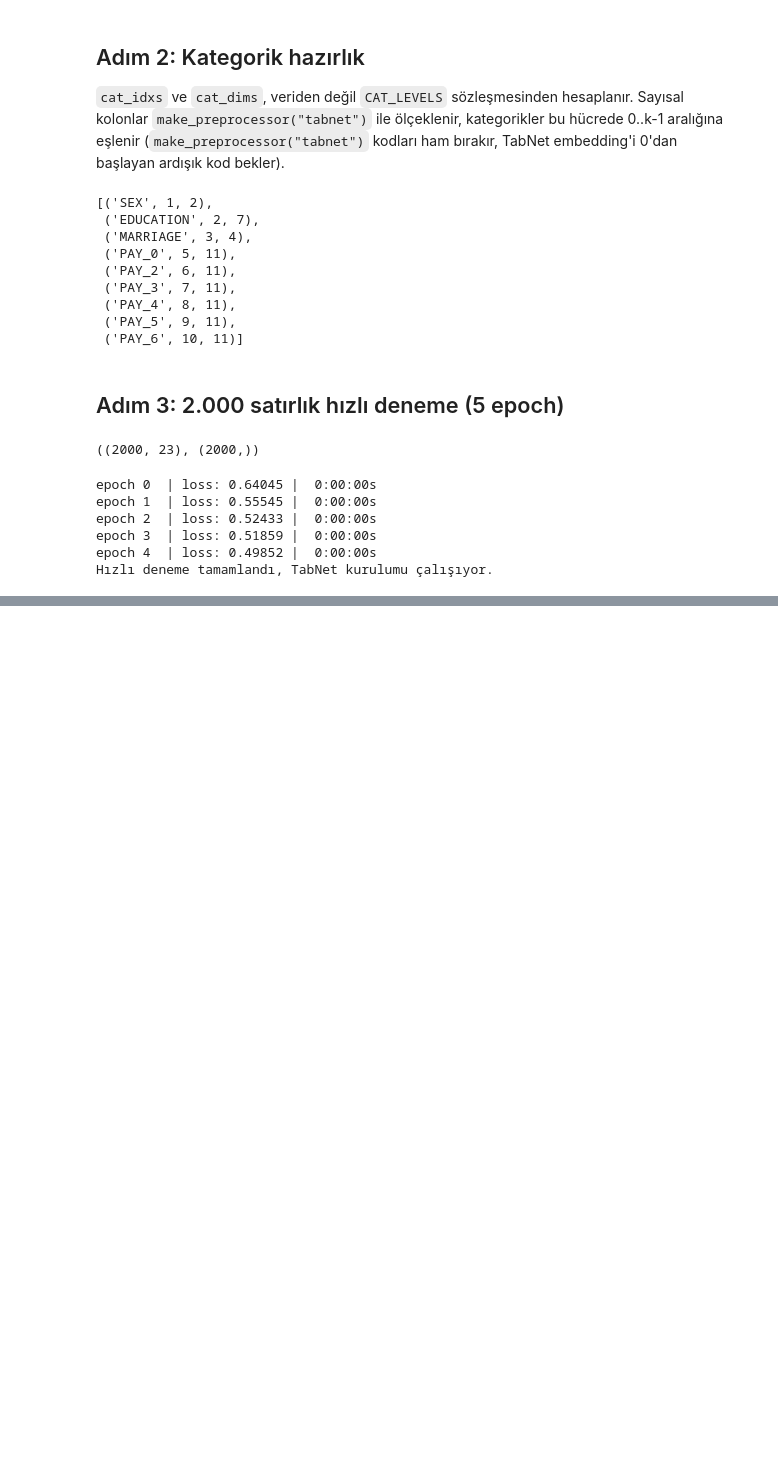
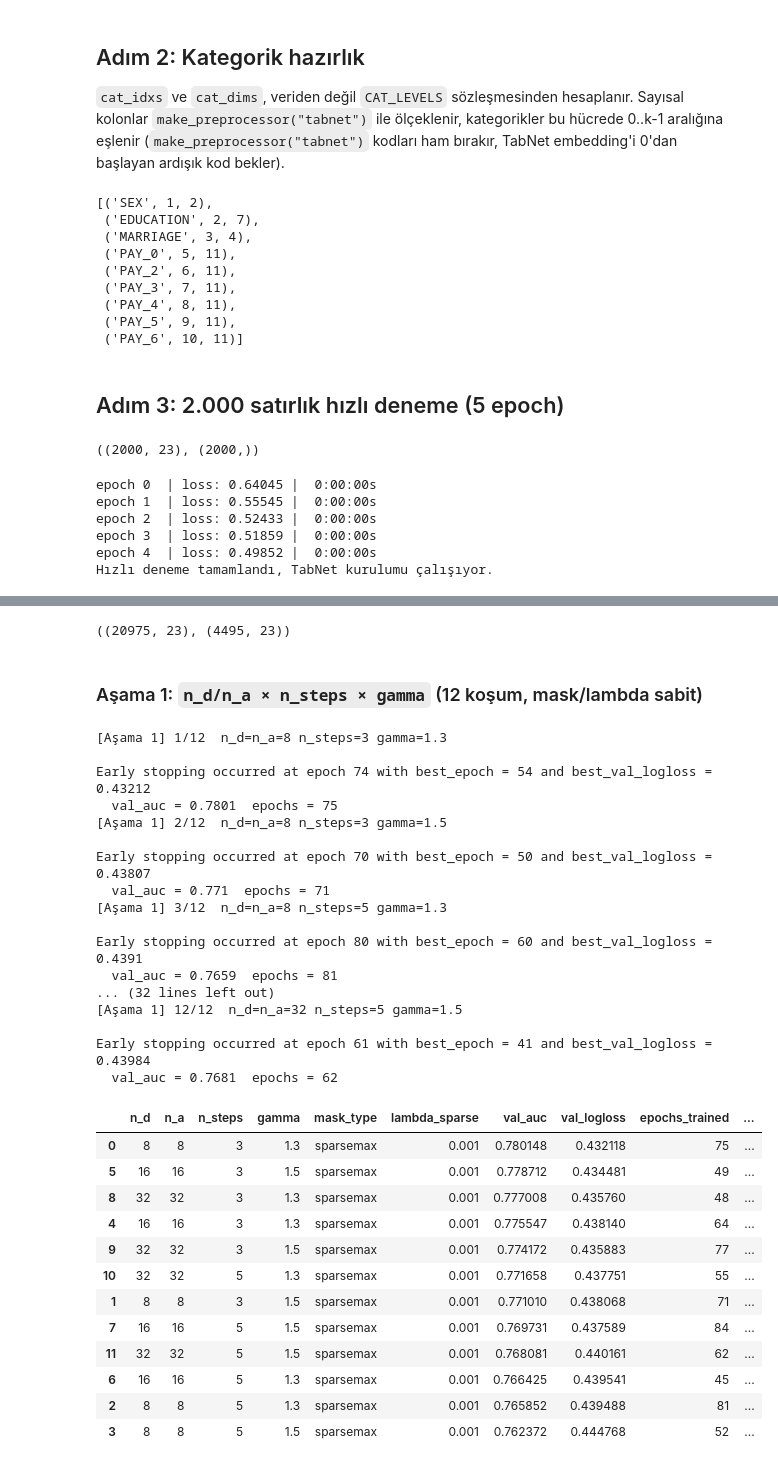
Before and after one commit to KamuranBey00/DataScienceProject, a Jupyter notebook: notebooks/04_tabnet.ipynb, the cells around one changed output, grey strips where cells are left out. Cells and saved outputs as stored; diff of their text form; code cells hidden in the pictures; blank space fills up the shorter version.

```diff
--- a/notebooks/04_tabnet.ipynb
+++ b/notebooks/04_tabnet.ipynb
@@ -119,0 +136,15 @@ Hızlı deneme tamamlandı, TabNet kurulumu çalışıyor.
+# %%
+train_df = load_split("train", VARIANT)
+val_df = load_split("val", VARIANT)
+X_train_raw, y_train = to_xy(train_df)
+X_val_raw, y_val = to_xy(val_df)
+
+preproc = make_preprocessor("tabnet")
+X_train = encode_categoricals(preproc.fit_transform(X_train_raw))[FEATURES].to_numpy(dtype="float32")
+X_val = encode_categoricals(preproc.transform(X_val_raw))[FEATURES].to_numpy(dtype="float32")
+y_train = y_train.to_numpy()
+y_val = y_val.to_numpy()
+
+X_train.shape, X_val.shape
+# %% [output]
+((20975, 23), (4495, 23))
@@ -119,0 +199,50 @@ Hızlı deneme tamamlandı, TabNet kurulumu çalışıyor.
+# %% [markdown]
+### Aşama 1: `n_d/n_a × n_steps × gamma` (12 koşum, mask/lambda sabit)
+# %%
+import itertools
+
+FIXED_MASK_TYPE = "sparsemax"
+FIXED_LAMBDA_SPARSE = 1e-3
+
+stage1_grid = list(itertools.product([8, 16, 32], [3, 5], [1.3, 1.5]))
+stage1_results = []
+for i, (n_d, n_steps, gamma) in enumerate(stage1_grid, start=1):
+    print(f"[Aşama 1] {i}/{len(stage1_grid)}  n_d=n_a={n_d} n_steps={n_steps} gamma={gamma}")
+    row = run_tabnet(n_d, n_steps, gamma, FIXED_MASK_TYPE, FIXED_LAMBDA_SPARSE)
+    row["stage"] = 1
+    stage1_results.append(row)
+    print("  val_auc =", round(row["val_auc"], 4), " epochs =", row["epochs_trained"])
+
+stage1_df = pd.DataFrame(stage1_results).sort_values("val_auc", ascending=False)
+stage1_df
+# %% [output]
+[Aşama 1] 1/12  n_d=n_a=8 n_steps=3 gamma=1.3
+
+Early stopping occurred at epoch 74 with best_epoch = 54 and best_val_logloss = 0.43212
+  val_auc = 0.7801  epochs = 75
+[Aşama 1] 2/12  n_d=n_a=8 n_steps=3 gamma=1.5
+
+Early stopping occurred at epoch 70 with best_epoch = 50 and best_val_logloss = 0.43807
+  val_auc = 0.771  epochs = 71
+[Aşama 1] 3/12  n_d=n_a=8 n_steps=5 gamma=1.3
+
+Early stopping occurred at epoch 80 with best_epoch = 60 and best_val_logloss = 0.4391
+  val_auc = 0.7659  epochs = 81
+... (32 lines left out)
+[Aşama 1] 12/12  n_d=n_a=32 n_steps=5 gamma=1.5
+
+Early stopping occurred at epoch 61 with best_epoch = 41 and best_val_logloss = 0.43984
+  val_auc = 0.7681  epochs = 62
+|  | n_d | n_a | n_steps | gamma | mask_type | lambda_sparse | val_auc | val_logloss | epochs_trained | ... |
+| 0 | 8 | 8 | 3 | 1.3 | sparsemax | 0.001 | 0.780148 | 0.432118 | 75 | ... |
+| 5 | 16 | 16 | 3 | 1.5 | sparsemax | 0.001 | 0.778712 | 0.434481 | 49 | ... |
+| 8 | 32 | 32 | 3 | 1.3 | sparsemax | 0.001 | 0.777008 | 0.435760 | 48 | ... |
+| 4 | 16 | 16 | 3 | 1.3 | sparsemax | 0.001 | 0.775547 | 0.438140 | 64 | ... |
+| 9 | 32 | 32 | 3 | 1.5 | sparsemax | 0.001 | 0.774172 | 0.435883 | 77 | ... |
+| 10 | 32 | 32 | 5 | 1.3 | sparsemax | 0.001 | 0.771658 | 0.437751 | 55 | ... |
+| 1 | 8 | 8 | 3 | 1.5 | sparsemax | 0.001 | 0.771010 | 0.438068 | 71 | ... |
+| 7 | 16 | 16 | 5 | 1.5 | sparsemax | 0.001 | 0.769731 | 0.437589 | 84 | ... |
+| 11 | 32 | 32 | 5 | 1.5 | sparsemax | 0.001 | 0.768081 | 0.440161 | 62 | ... |
+| 6 | 16 | 16 | 5 | 1.3 | sparsemax | 0.001 | 0.766425 | 0.439541 | 45 | ... |
+| 2 | 8 | 8 | 5 | 1.3 | sparsemax | 0.001 | 0.765852 | 0.439488 | 81 | ... |
+| 3 | 8 | 8 | 5 | 1.5 | sparsemax | 0.001 | 0.762372 | 0.444768 | 52 | ... |
```
Also changed, not shown: parts of 5 cells of this notebook, 1 other file.
